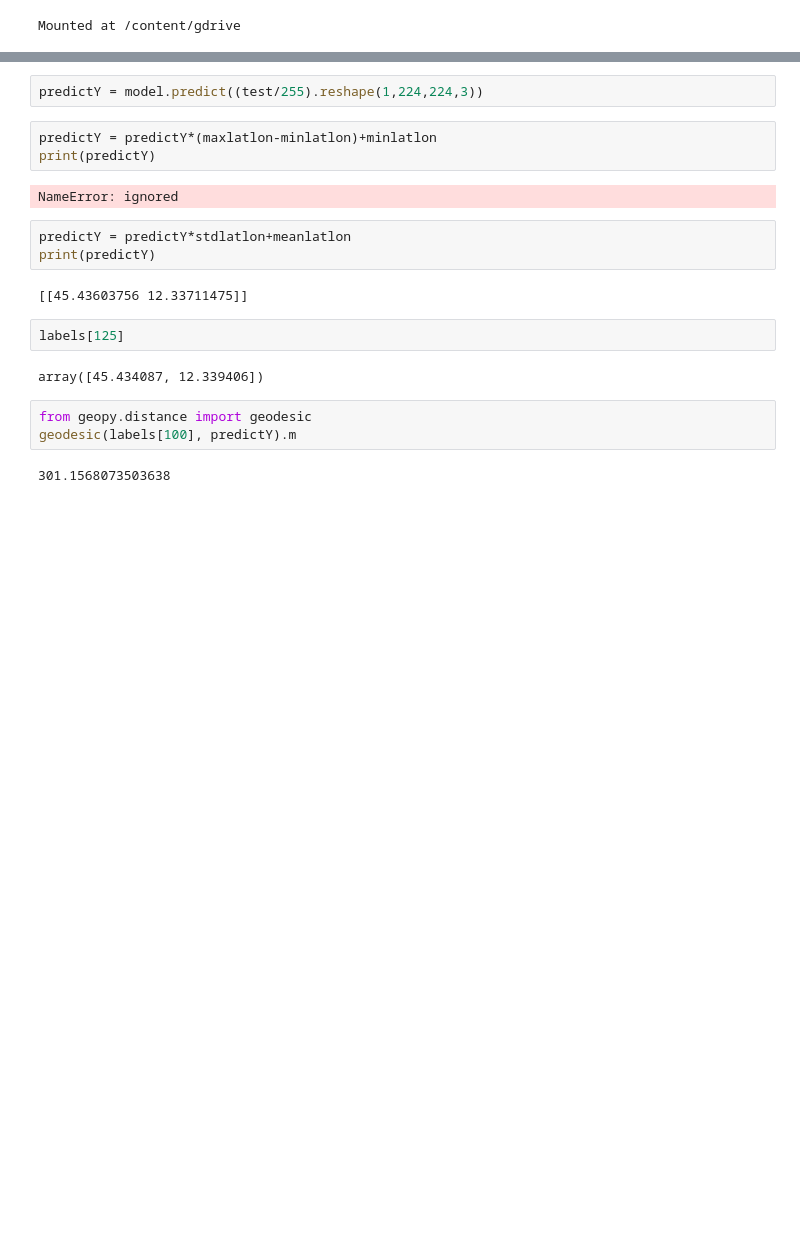
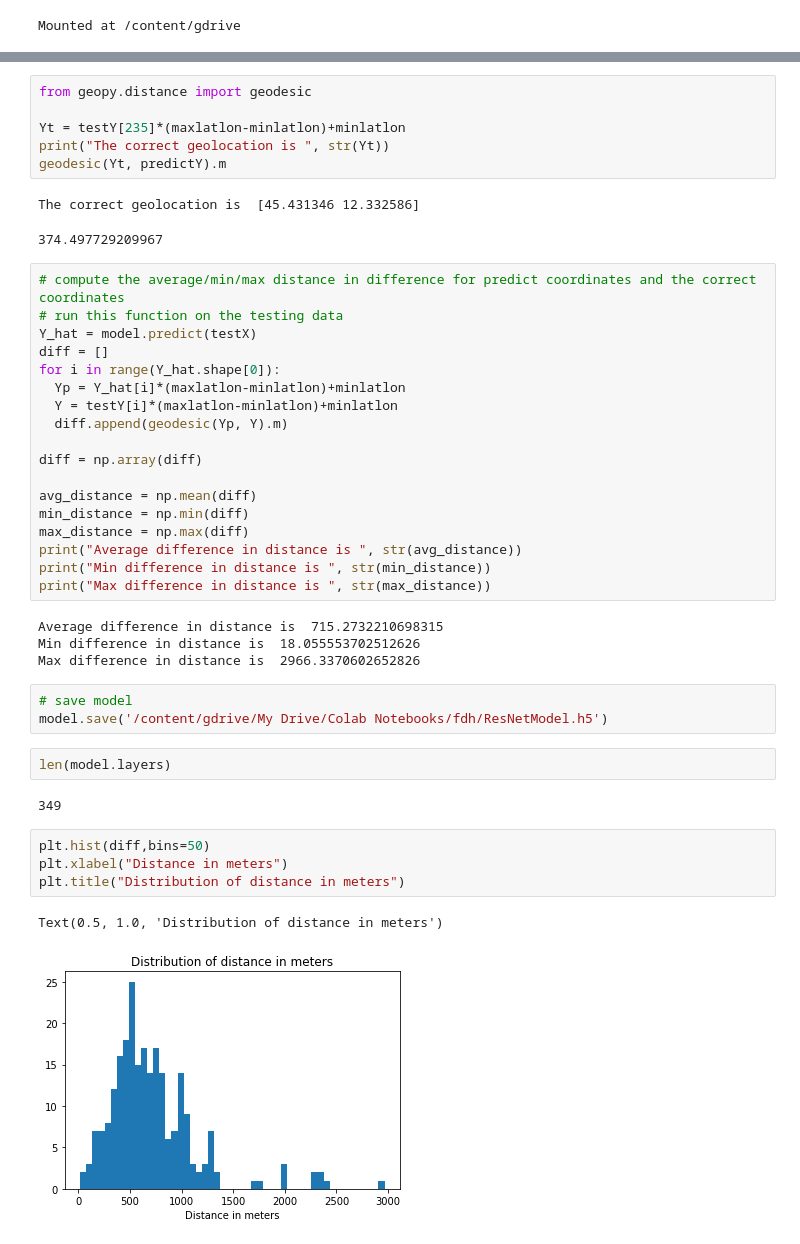
Before and after one commit to Linyhazel/FDHProject, a Jupyter notebook: resnet.ipynb, the cells around one changed output, grey strips where cells are left out. Drawn from its saved outputs; the diff is of its cells as text; blank space fills up the shorter version.

```diff
--- a/resnet.ipynb
+++ b/resnet.ipynb
@@ -182,21 +143,45 @@ print(test.shape)
-# %%
-predictY = model.predict((test/255).reshape(1,224,224,3))
-# %%
-predictY = predictY*(maxlatlon-minlatlon)+minlatlon
-print(predictY)
-# %% [output]
-NameError: ignored
-# %%
-predictY = predictY*stdlatlon+meanlatlon
-print(predictY)
-# %% [output]
-[[45.43603756 12.33711475]]
-# %%
-labels[125]
-# %% [output]
-array([45.434087, 12.339406])
 # %%
 from geopy.distance import geodesic
-geodesic(labels[100], predictY).m
+
+Yt = testY[235]*(maxlatlon-minlatlon)+minlatlon
+print("The correct geolocation is ", str(Yt))
+geodesic(Yt, predictY).m
 # %% [output]
-301.1568073503638
+The correct geolocation is  [45.431346 12.332586]
+374.497729209967
+# %%
+# compute the average/min/max distance in difference for predict coordinates and the correct coordinates
+# run this function on the testing data
+Y_hat = model.predict(testX)
+diff = []
+for i in range(Y_hat.shape[0]):
+  Yp = Y_hat[i]*(maxlatlon-minlatlon)+minlatlon
+  Y = testY[i]*(maxlatlon-minlatlon)+minlatlon
+  diff.append(geodesic(Yp, Y).m)
+
+diff = np.array(diff)
+
+avg_distance = np.mean(diff)
+min_distance = np.min(diff)
+max_distance = np.max(diff)
+print("Average difference in distance is ", str(avg_distance))
+print("Min difference in distance is ", str(min_distance))
+print("Max difference in distance is ", str(max_distance))
+# %% [output]
+Average difference in distance is  715.2732210698315
+Min difference in distance is  18.055553702512626
+Max difference in distance is  2966.3370602652826
+# %%
+# save model
+model.save('/content/gdrive/My Drive/Colab Notebooks/fdh/ResNetModel.h5')
+# %%
+len(model.layers)
+# %% [output]
+349
+# %%
+plt.hist(diff,bins=50)
+plt.xlabel("Distance in meters")
+plt.title("Distribution of distance in meters")
+# %% [output]
+Text(0.5, 1.0, 'Distribution of distance in meters')
+[figure, added]
```
Also changed, not shown: parts of 16 cells of this notebook, 1 other file.
